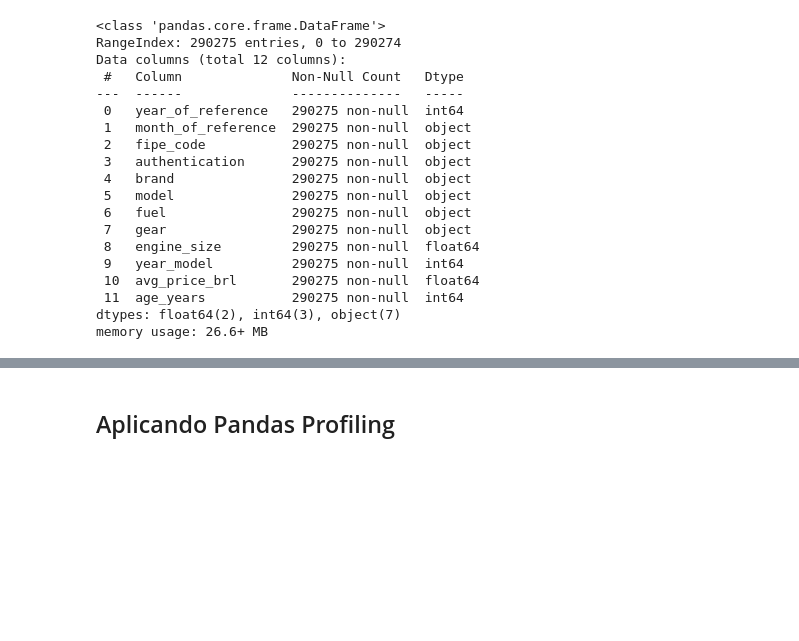
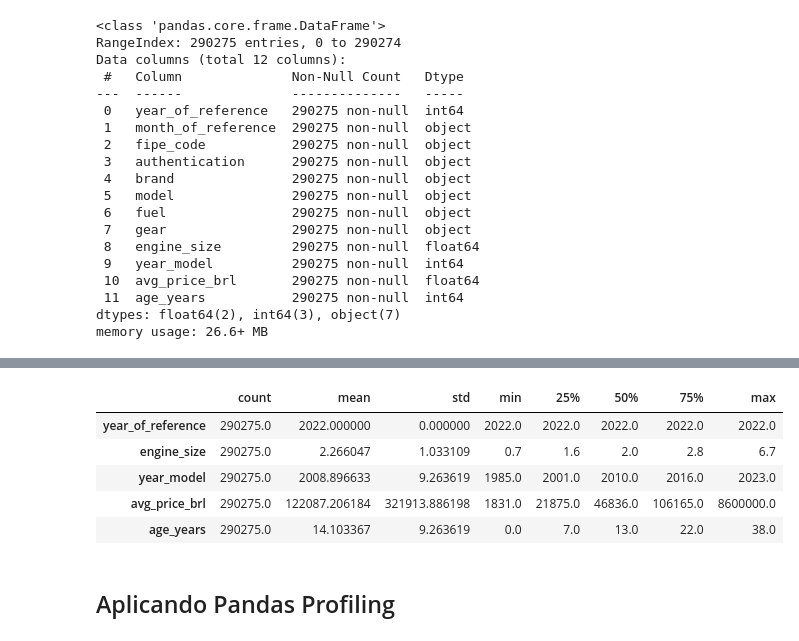
Before and after one commit to VicenteJFonseca/previs-o_pre-o_carros, a Jupyter notebook: previsão_preços_carros.ipynb, the cells around one changed output, grey strips where cells are left out. Drawn from its saved outputs; the diff is of its cells as text; code cells hidden in the pictures; blank space fills up the shorter version.

```diff
--- a/previsão_preços_carros.ipynb
+++ b/previsão_preços_carros.ipynb
@@ -57,3 +62,15 @@ memory usage: 26.6+ MB
+# %%
+fipe22_numericas = fipe22.drop(["month_of_reference","fipe_code","authentication","brand","model","fuel","gear","engine_size"], axis = 1)
+stats = fipe22.describe()
+stats = stats.transpose()
+stats
+# %% [output]
+|  | count | mean | std | min | 25% | 50% | 75% | max |
+| year_of_reference | 290275.0 | 2022.000000 | 0.000000 | 2022.0 | 2022.0 | 2022.0 | 2022.0 | 2022.0 |
+| engine_size | 290275.0 | 2.266047 | 1.033109 | 0.7 | 1.6 | 2.0 | 2.8 | 6.7 |
+| year_model | 290275.0 | 2008.896633 | 9.263619 | 1985.0 | 2001.0 | 2010.0 | 2016.0 | 2023.0 |
+| avg_price_brl | 290275.0 | 122087.206184 | 321913.886198 | 1831.0 | 21875.0 | 46836.0 | 106165.0 | 8600000.0 |
+| age_years | 290275.0 | 14.103367 | 9.263619 | 0.0 | 7.0 | 13.0 | 22.0 | 38.0 |
 # %% [markdown]
 ## Aplicando Pandas Profiling
 # %%
```
Also changed, not shown: parts of 6 cells of this notebook.
